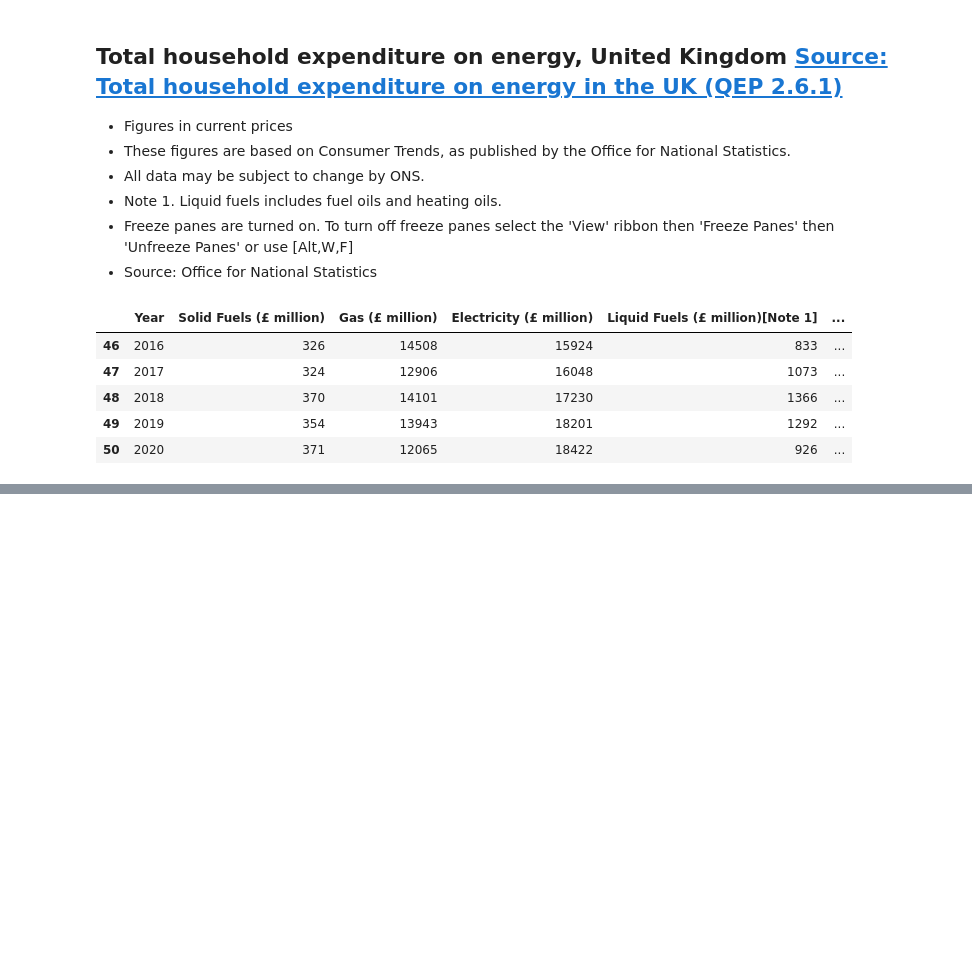
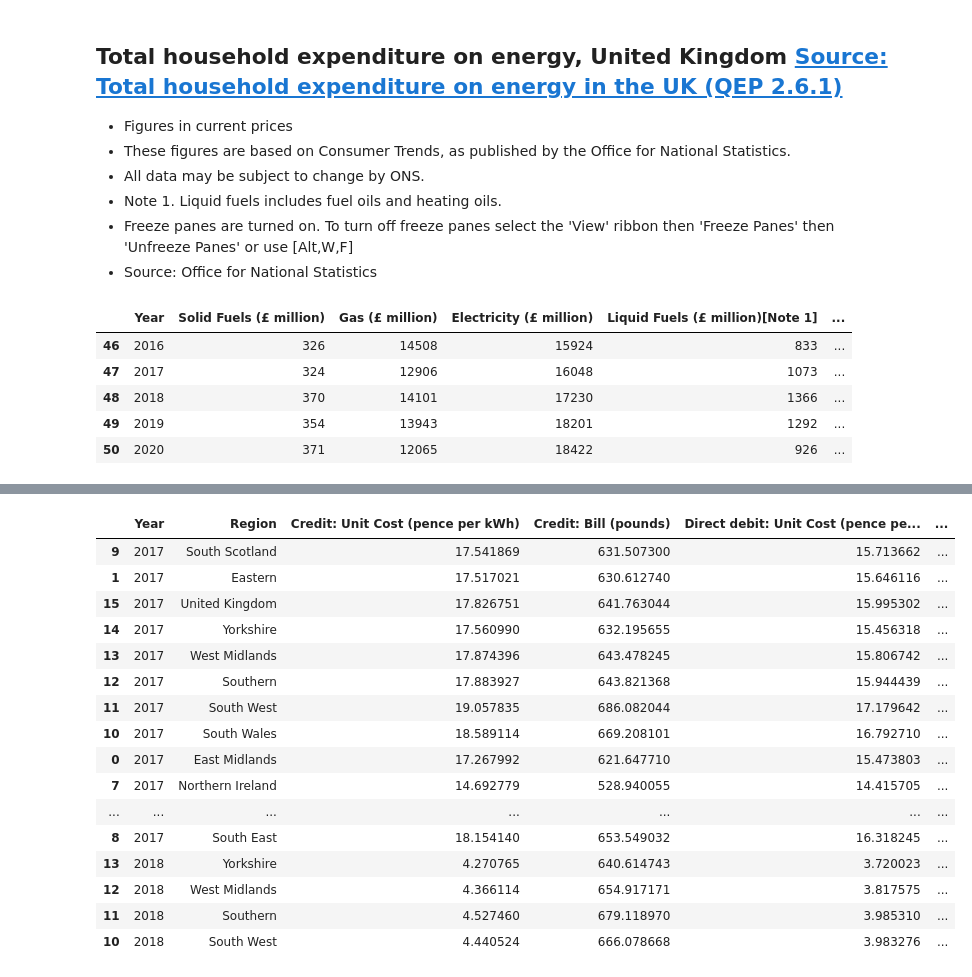
Before and after one commit to catstacks/TDADSAssignments, a Jupyter notebook: FinalEnergyPrices.ipynb, the cells around one changed output, grey strips where cells are left out. Cells and saved outputs as stored; diff of their text form; code cells hidden in the pictures; blank space fills up the shorter version.

Commit message:
Join gas and electric data

```diff
--- a/FinalEnergyPrices.ipynb
+++ b/FinalEnergyPrices.ipynb
@@ -70,0 +75,6 @@ tot_spend.tail()
+# %%
+Energy_type_gas = ['G','G','G','G','G','G','G','G','G','G','G','G','G','G','G','G','G','G','G','G','G','G','G','G','G','G','G','G','G','G','G','G','G','G','G','G','G','G','G','G','G','G','G','G','G','G','G','G','G','G','G','G','G','G','G','G','G','G','G','G']
+
+gas['Energy'] = Energy_type_gas
+
+gas.head()
@@ -70,0 +88,13 @@ tot_spend.tail()
+# %%
+# Fix case-sensitive name inconsistencies between the two datasets
+col_names = {"Credit: Unit cost (Pence per kWh)":"Credit: Unit Cost (pence per kWh)",
+                "Credit: Bill (Pounds)":"Credit: Bill (pounds)",
+                "Direct debit: Unit cost (Pence per kWh)":"Direct debit: Unit Cost (pence per kWh)",
+                "Direct debit: Bill (Pounds)":"Direct debit: Bill (pounds)",
+                "Prepayment: Unit cost (Pence per kWh)":"Prepayment: Unit Cost (pence per kWh)",
+                "Prepayment: Bill (Pounds)":"Prepayment: Bill (pounds)",
+                "Overall: Unit cost (Pence per kWh)":"Overall: Unit Cost (pence per kWh)",
+                "Overall: Bill (Pounds)":"Overall: Bill (pounds)"}
+
+electric = electric.rename(col_names, axis=1)
+electric.head()
@@ -70,0 +108,7 @@ tot_spend.tail()
+# %%
+Energy_type_elec = ['E', 'E','E','E','E','E','E','E','E','E','E','E','E','E','E','E','E','E','E','E','E','E','E','E','E','E','E','E','E','E','E','E','E','E','E','E','E','E','E','E','E','E','E','E','E','E','E','E','E','E','E','E','E','E','E','E','E','E','E','E','E','E','E','E','E','E','E','E','E','E','E','E','E','E','E','E','E','E','E','E',]
+
+
+electric['Energy'] = Energy_type_elec
+
+electric.head()
@@ -70,0 +122,4 @@ tot_spend.tail()
+# %%
+# join datasets
+energy = pd.concat([gas, electric])
+energy.head()
@@ -70,0 +133,23 @@ tot_spend.tail()
+# %%
+# sort data by year
+
+energy = energy.sort_values('Year')
+energy.head(20)
+# %% [output]
+|  | Year | Region | Credit: Unit Cost (pence per kWh) | Credit: Bill (pounds) | Direct debit: Unit Cost (pence pe... | ... |
+| 9 | 2017 | South Scotland | 17.541869 | 631.507300 | 15.713662 | ... |
+| 1 | 2017 | Eastern | 17.517021 | 630.612740 | 15.646116 | ... |
+| 15 | 2017 | United Kingdom | 17.826751 | 641.763044 | 15.995302 | ... |
+| 14 | 2017 | Yorkshire | 17.560990 | 632.195655 | 15.456318 | ... |
+| 13 | 2017 | West Midlands | 17.874396 | 643.478245 | 15.806742 | ... |
+| 12 | 2017 | Southern | 17.883927 | 643.821368 | 15.944439 | ... |
+| 11 | 2017 | South West | 19.057835 | 686.082044 | 17.179642 | ... |
+| 10 | 2017 | South Wales | 18.589114 | 669.208101 | 16.792710 | ... |
+| 0 | 2017 | East Midlands | 17.267992 | 621.647710 | 15.473803 | ... |
+| 7 | 2017 | Northern Ireland | 14.692779 | 528.940055 | 14.415705 | ... |
+| ... | ... | ... | ... | ... | ... | ... |
+| 8 | 2017 | South East | 18.154140 | 653.549032 | 16.318245 | ... |
+| 13 | 2018 | Yorkshire | 4.270765 | 640.614743 | 3.720023 | ... |
+| 12 | 2018 | West Midlands | 4.366114 | 654.917171 | 3.817575 | ... |
+| 11 | 2018 | Southern | 4.527460 | 679.118970 | 3.985310 | ... |
+| 10 | 2018 | South West | 4.440524 | 666.078668 | 3.983276 | ... |
```
Also changed, not shown: parts of 5 cells of this notebook.
